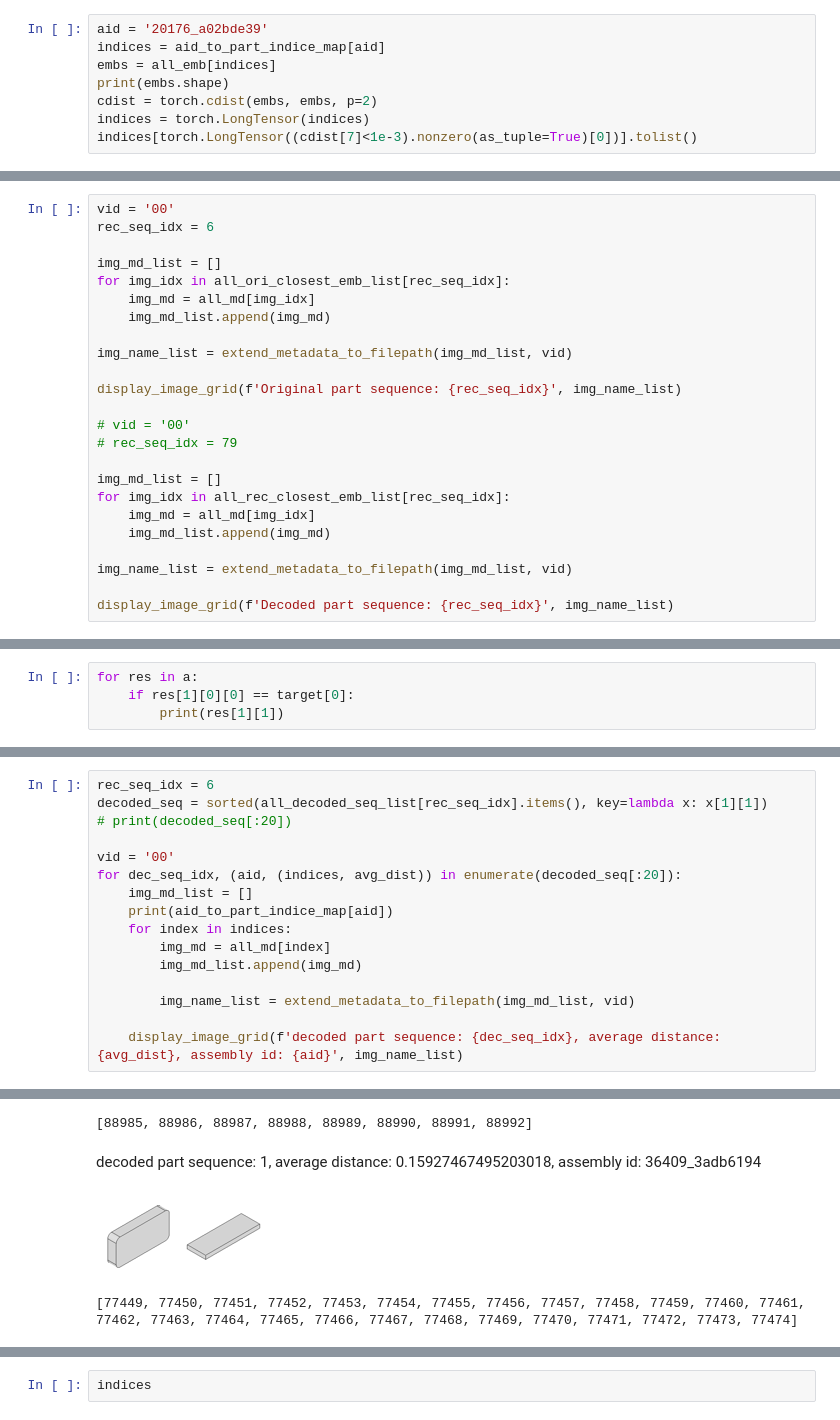
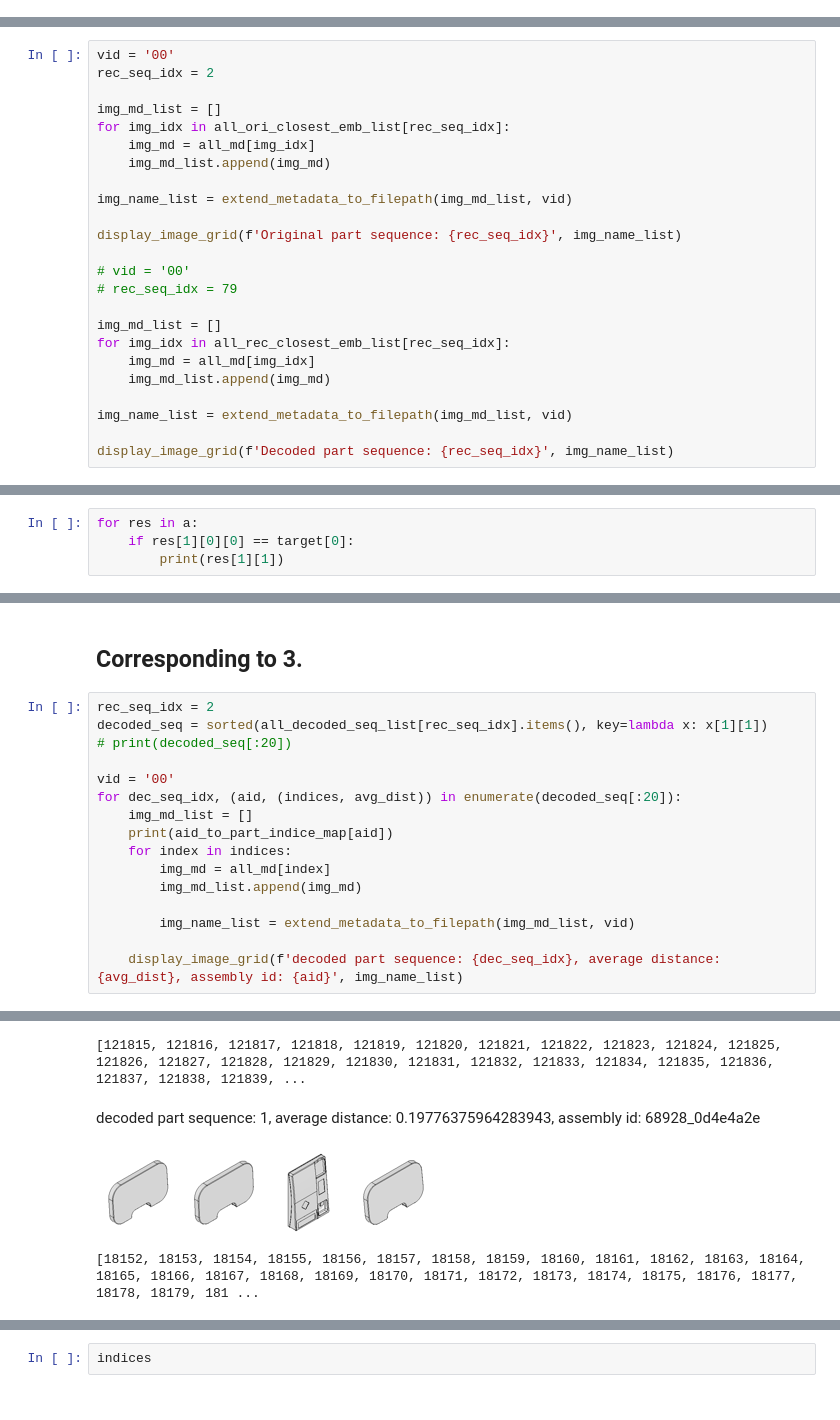
Before and after one commit to gymbeijing/mechanism-identification-public, a Jupyter notebook: search_parts.ipynb, the cells around one changed output, grey strips where cells are left out. Drawn from its saved outputs; the diff is of its cells as text.

```diff
--- a/search_parts.ipynb
+++ b/search_parts.ipynb
@@ -426,11 +426,3 @@ iou: 0.199999820000162, iou_score: 0.1111111111111111
 iou: 0.6666662222225186, iou_score: 0.5
 iou: 0.6666662222225186, iou_score: 0.5
 iou: 0.7999995200002881, iou_score: 0.6666666666666666
-# %%
-aid = '20176_a02bde39'
-indices = aid_to_part_indice_map[aid]
-embs = all_emb[indices]
-print(embs.shape)
-cdist = torch.cdist(embs, embs, p=2)
-indices = torch.LongTensor(indices)
-indices[torch.LongTensor((cdist[7]<1e-3).nonzero(as_tuple=True)[0])].tolist()
@@ -555,6 +544,6 @@ Reconstructed part sequence: 2, decoded part sequence: 5
 # %%
 vid = '00'
-rec_seq_idx = 6
+rec_seq_idx = 2
 
 img_md_list = []
 for img_idx in all_ori_closest_emb_list[rec_seq_idx]:
@@ -600,5 +587,7 @@ for res in a:
+# %% [markdown]
+## Corresponding to 3.
 # %%
-rec_seq_idx = 6
+rec_seq_idx = 2
 decoded_seq = sorted(all_decoded_seq_list[rec_seq_idx].items(), key=lambda x: x[1][1])
 # print(decoded_seq[:20])
 
@@ -620,4 +609,4 @@ decoded part sequence: 0, average distance: 0.13709620758891106, assembly id: 41
-[88985, 88986, 88987, 88988, 88989, 88990, 88991, 88992]
+[121815, 121816, 121817, 121818, 121819, 121820, 121821, 121822, 121823, 121824, 121825, 121826, 121827, 121828, 121829, 121830, 121831, 121832, 121833, 121834, 121835, 121836, 121837, 121838, 121839, ...
-decoded part sequence: 1, average distance: 0.15927467495203018, assembly id: 36409_3adb6194
+decoded part sequence: 1, average distance: 0.19776375964283943, assembly id: 68928_0d4e4a2e
-[figure, old version]
+[figure, new version]
-[77449, 77450, 77451, 77452, 77453, 77454, 77455, 77456, 77457, 77458, 77459, 77460, 77461, 77462, 77463, 77464, 77465, 77466, 77467, 77468, 77469, 77470, 77471, 77472, 77473, 77474]
+[18152, 18153, 18154, 18155, 18156, 18157, 18158, 18159, 18160, 18161, 18162, 18163, 18164, 18165, 18166, 18167, 18168, 18169, 18170, 18171, 18172, 18173, 18174, 18175, 18176, 18177, 18178, 18179, 181 ...
```
Also changed, not shown: parts of 13 cells of this notebook.
